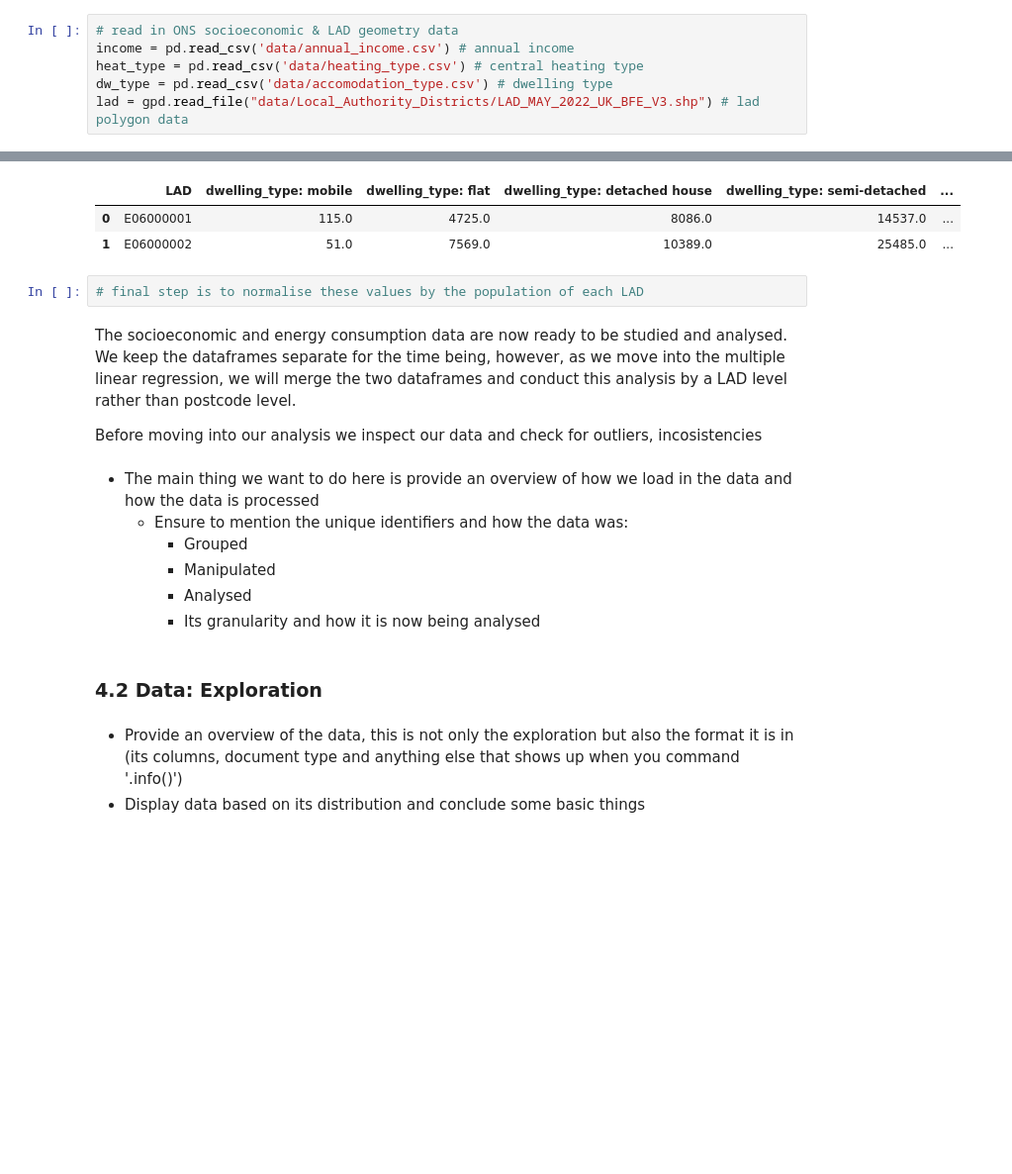
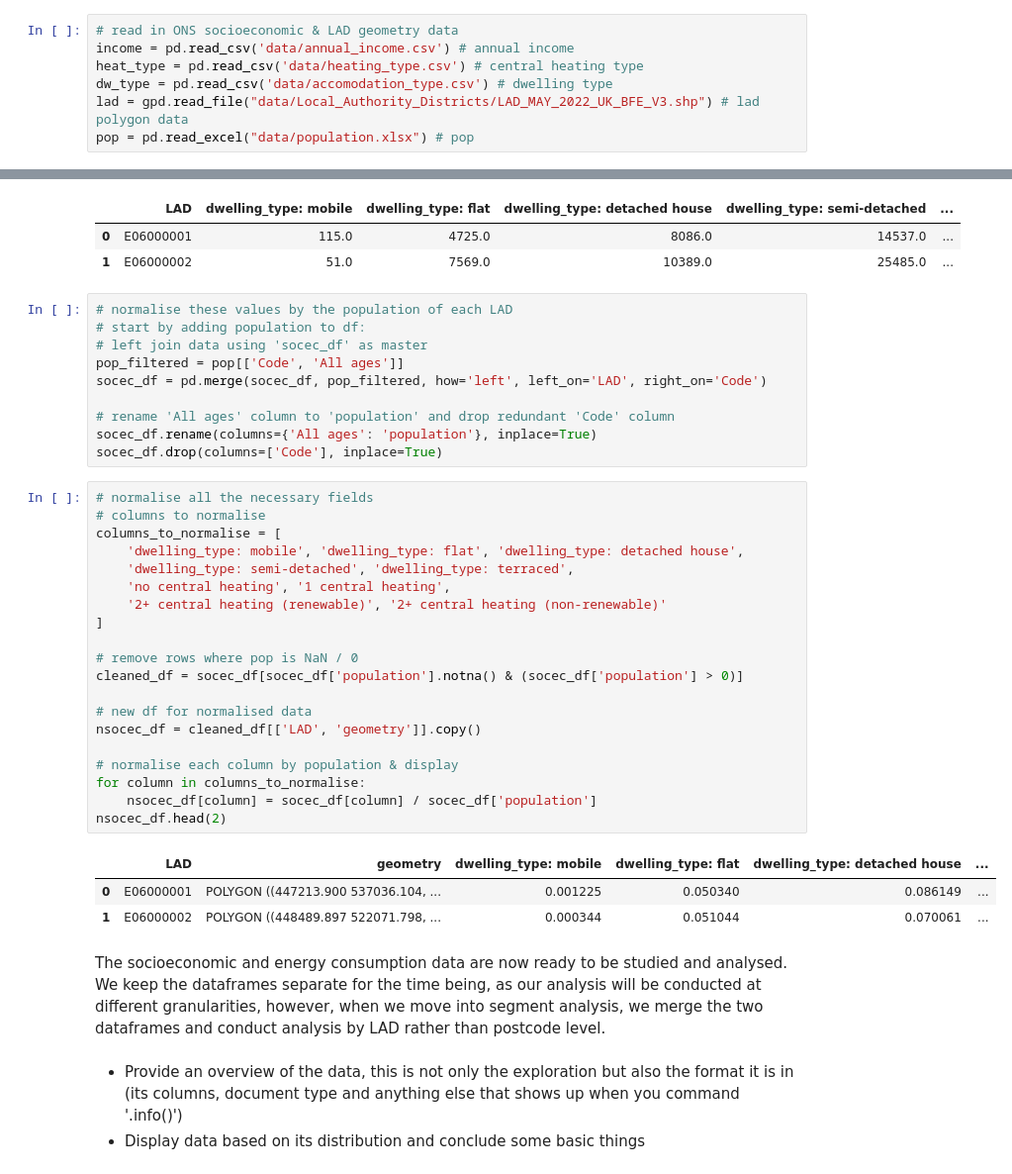
Before and after one commit to NikhilSDesai/SpatialDataScience, a Jupyter notebook: SDS_Analysis/CASA0006_FinalAssignment.ipynb, the cells around one changed output, grey strips where cells are left out. Shown at 99% size. Saved outputs shown, nothing was run; the diff lists cells and outputs as text; blank space fills up the shorter version.

Commit message:
Start EDA

```diff
--- a/SDS_Analysis/CASA0006_FinalAssignment.ipynb
+++ b/SDS_Analysis/CASA0006_FinalAssignment.ipynb
@@ -144,6 +144,7 @@ income = pd.read_csv('data/annual_income.csv') # annual income
 heat_type = pd.read_csv('data/heating_type.csv') # central heating type
 dw_type = pd.read_csv('data/accomodation_type.csv') # dwelling type
 lad = gpd.read_file("data/Local_Authority_Districts/LAD_MAY_2022_UK_BFE_V3.shp") # lad polygon data
+pop = pd.read_excel("data/population.xlsx") # pop
 # %%
 # process and clean income data
 median_income = income.groupby('Local authority code')['Total annual income (£)'].median().reset_index()
@@ -231,21 +232,41 @@ socec_df.head(2)
 | 0 | E06000001 | 115.0 | 4725.0 | 8086.0 | 14537.0 | ... |
 | 1 | E06000002 | 51.0 | 7569.0 | 10389.0 | 25485.0 | ... |
 # %%
-# final step is to normalise these values by the population of each LAD
+# normalise these values by the population of each LAD
+# start by adding population to df:
+# left join data using 'socec_df' as master
+pop_filtered = pop[['Code', 'All ages']]
+socec_df = pd.merge(socec_df, pop_filtered, how='left', left_on='LAD', right_on='Code')
+
+# rename 'All ages' column to 'population' and drop redundant 'Code' column
+socec_df.rename(columns={'All ages': 'population'}, inplace=True)
+socec_df.drop(columns=['Code'], inplace=True)
-# %% [markdown]
-The socioeconomic and energy consumption data are now ready to be studied and analysed. We keep the dataframes separate for the time being, however, as we move into the multiple linear regression, we will merge the two dataframes and conduct this analysis by a LAD level rather than postcode level.
-
-Before moving into our analysis we inspect our data and check for outliers, incosistencies
-# %% [markdown]
-- The main thing we want to do here is provide an overview of how we load in the data and how the data is processed
-    - Ensure to mention the unique identifiers and how the data was:
-        - Grouped
-        - Manipulated
-        - Analysed
-        - Its granularity
-    and how it is now being analysed
+# %%
+# normalise all the necessary fields
+# columns to normalise
+columns_to_normalise = [
+    'dwelling_type: mobile', 'dwelling_type: flat', 'dwelling_type: detached house',
+    'dwelling_type: semi-detached', 'dwelling_type: terraced',
+    'no central heating', '1 central heating',
+    '2+ central heating (renewable)', '2+ central heating (non-renewable)'
+]
+
+# remove rows where pop is NaN / 0
+cleaned_df = socec_df[socec_df['population'].notna() & (socec_df['population'] > 0)]
+
+# new df for normalised data
+nsocec_df = cleaned_df[['LAD', 'geometry']].copy()
+
+# normalise each column by population & display
+for column in columns_to_normalise:
+    nsocec_df[column] = socec_df[column] / socec_df['population']
+nsocec_df.head(2)
+# %% [output]
+|  | LAD | geometry | dwelling_type: mobile | dwelling_type: flat | dwelling_type: detached house | ... |
+| 0 | E06000001 | POLYGON ((447213.900 537036.104, ... | 0.001225 | 0.050340 | 0.086149 | ... |
+| 1 | E06000002 | POLYGON ((448489.897 522071.798, ... | 0.000344 | 0.051044 | 0.070061 | ... |
 # %% [markdown]
-### 4.2 Data: Exploration
+The socioeconomic and energy consumption data are now ready to be studied and analysed. We keep the dataframes separate for the time being, as our analysis will be conducted at different granularities, however, when we move into segment analysis, we merge the two dataframes and conduct analysis by LAD rather than postcode level.
 # %% [markdown]
 - Provide an overview of the data, this is not only the exploration but also the format it is in (its columns, document type and anything else that shows up when you command '.info()')
 - Display data based on its distribution and conclude some basic things
```
Also changed, not shown: parts of 8 cells of this notebook, 3 other files.
